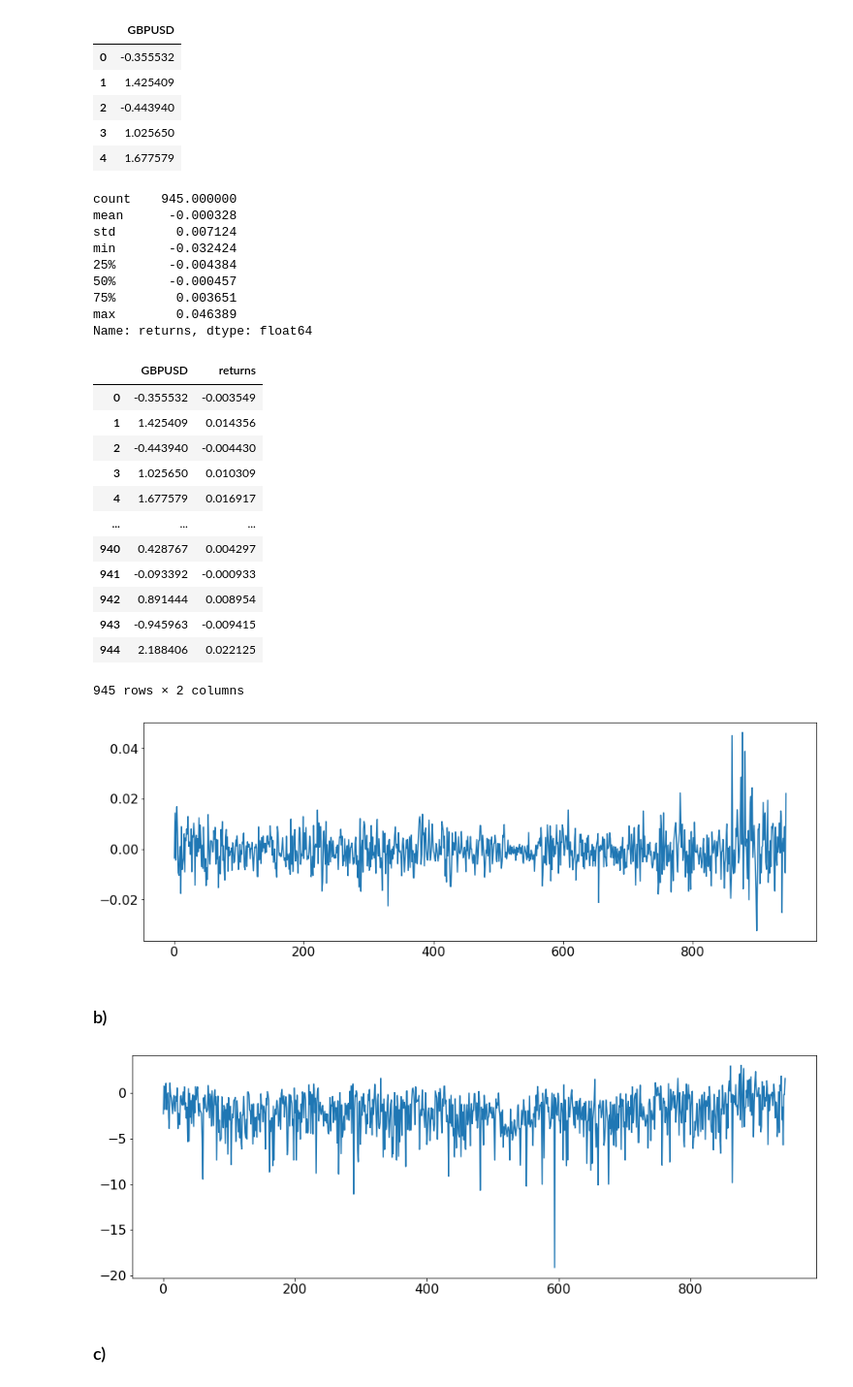
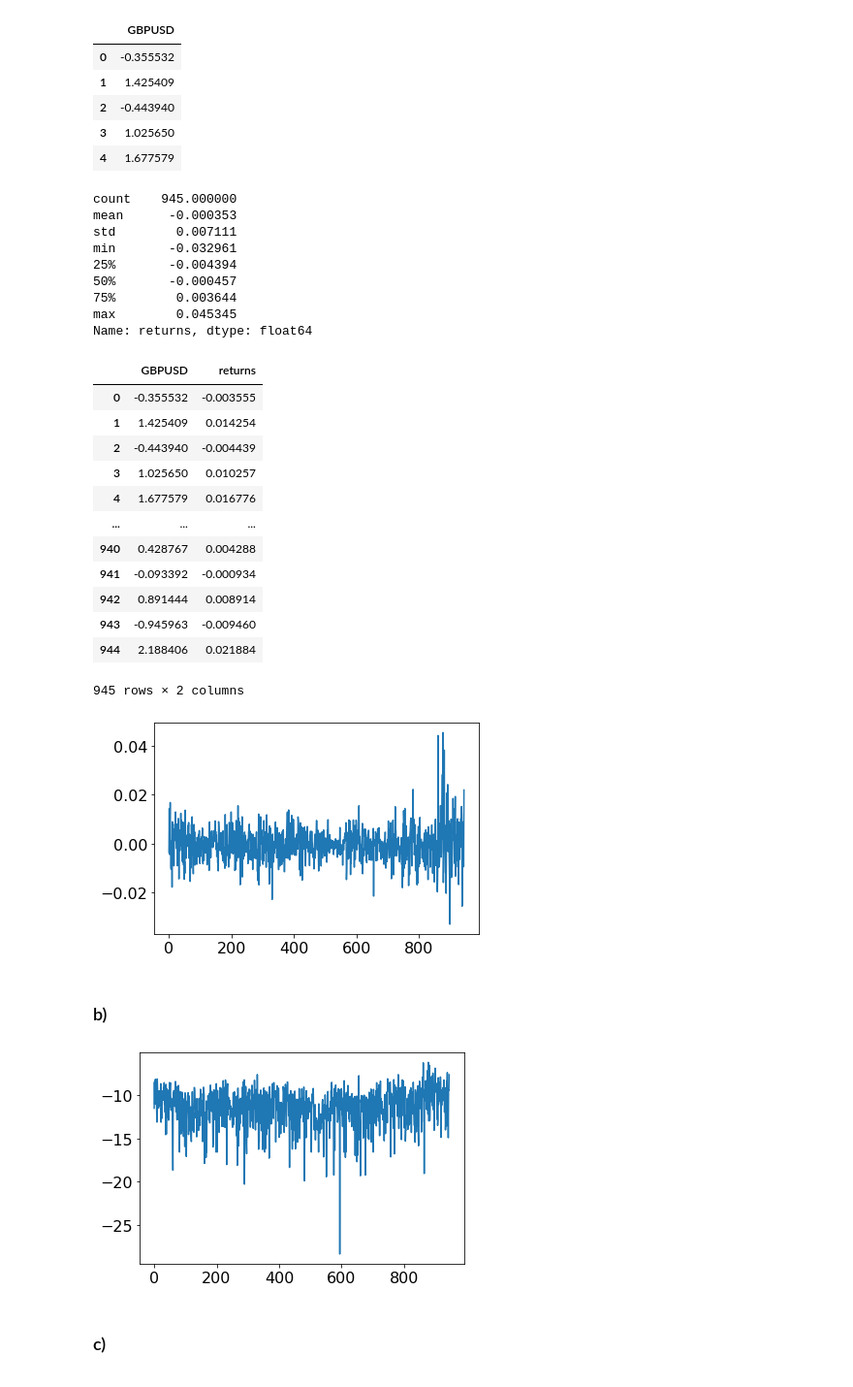
Before and after one commit to siemfenne/timeseriesmodels-vu, a Jupyter notebook: part2.ipynb, the cells around one changed output. Shown at 97% size. Saved outputs shown, nothing was run; the diff lists cells and outputs as text; code cells hidden in the pictures.

```diff
--- a/part2.ipynb
+++ b/part2.ipynb
@@ -21,45 +22,45 @@ df.head()
 | 3 | 1.025650 |
 | 4 | 1.677579 |
 # %%
-df['returns'] = np.exp(df['GBPUSD']/100) - 1
+df['returns'] = df['GBPUSD']/100
 print(df['returns'].describe())
 df
 # %% [output]
 count    945.000000
-mean      -0.000328
-std        0.007124
-min       -0.032424
-25%       -0.004384
+mean      -0.000353
+std        0.007111
+min       -0.032961
+25%       -0.004394
 50%       -0.000457
-75%        0.003651
-max        0.046389
+75%        0.003644
+max        0.045345
 Name: returns, dtype: float64
 |  | GBPUSD | returns |
-| 0 | -0.355532 | -0.003549 |
-| 1 | 1.425409 | 0.014356 |
-| 2 | -0.443940 | -0.004430 |
-| 3 | 1.025650 | 0.010309 |
-| 4 | 1.677579 | 0.016917 |
+| 0 | -0.355532 | -0.003555 |
+| 1 | 1.425409 | 0.014254 |
+| 2 | -0.443940 | -0.004439 |
+| 3 | 1.025650 | 0.010257 |
+| 4 | 1.677579 | 0.016776 |
 | ... | ... | ... |
-| 940 | 0.428767 | 0.004297 |
-| 941 | -0.093392 | -0.000933 |
-| 942 | 0.891444 | 0.008954 |
-| 943 | -0.945963 | -0.009415 |
-| 944 | 2.188406 | 0.022125 |
+| 940 | 0.428767 | 0.004288 |
+| 941 | -0.093392 | -0.000934 |
+| 942 | 0.891444 | 0.008914 |
+| 943 | -0.945963 | -0.009460 |
+| 944 | 2.188406 | 0.021884 |
 945 rows × 2 columns
 # %%
 plt.plot(df['returns'])
 plt.show()
 # %% [output]
-[figure, old version]
+[figure, new version]
 # %% [markdown]
 ### b)
 # %%
-df['xt'] = np.log((df['GBPUSD'] - df['GBPUSD'].mean())**2)
+df['xt'] = np.log((df['returns'] - df['returns'].mean())**2)
 plt.plot(df['xt'])
 plt.show()
 # %% [output]
-[figure, old version]
+[figure, new version]
 # %% [markdown]
 ### c)
 # %%
```
Also changed, not shown: parts of 15 cells of this notebook, 3 other files.
